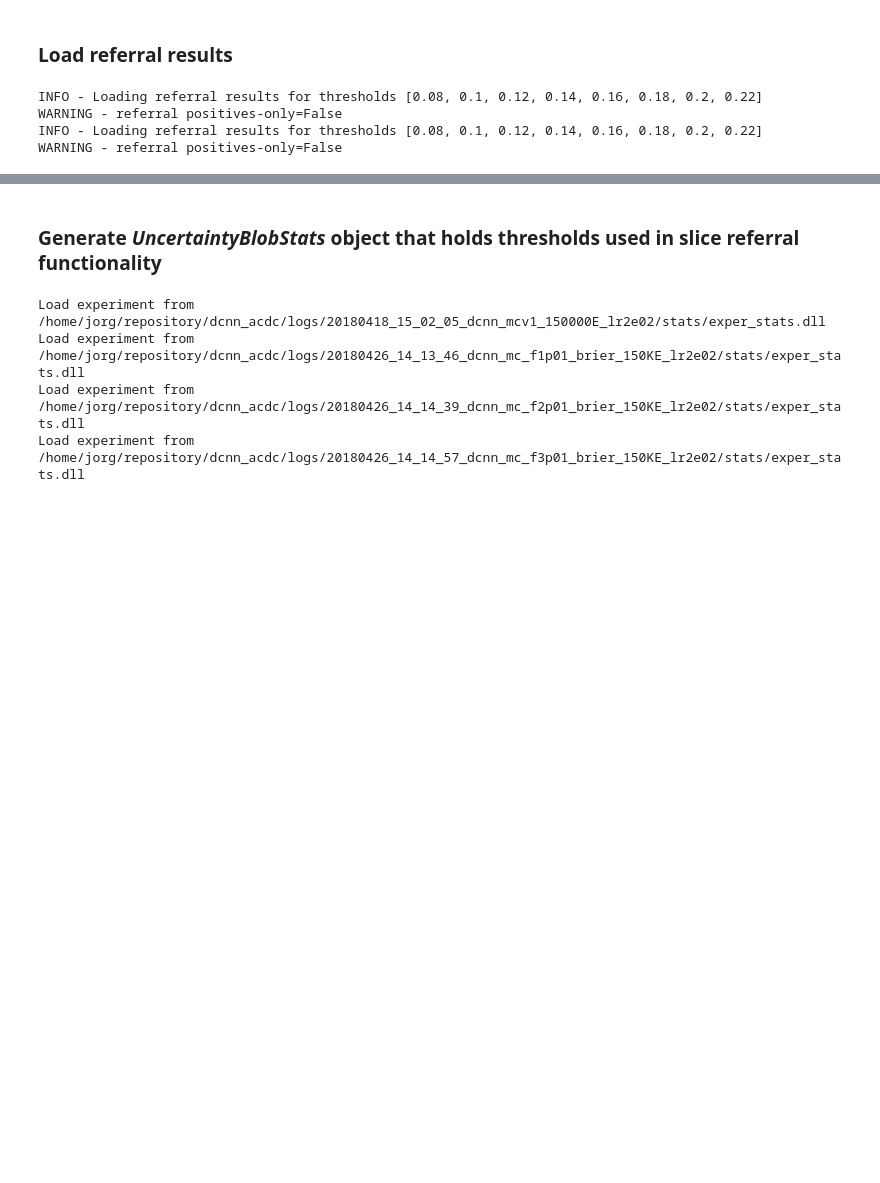
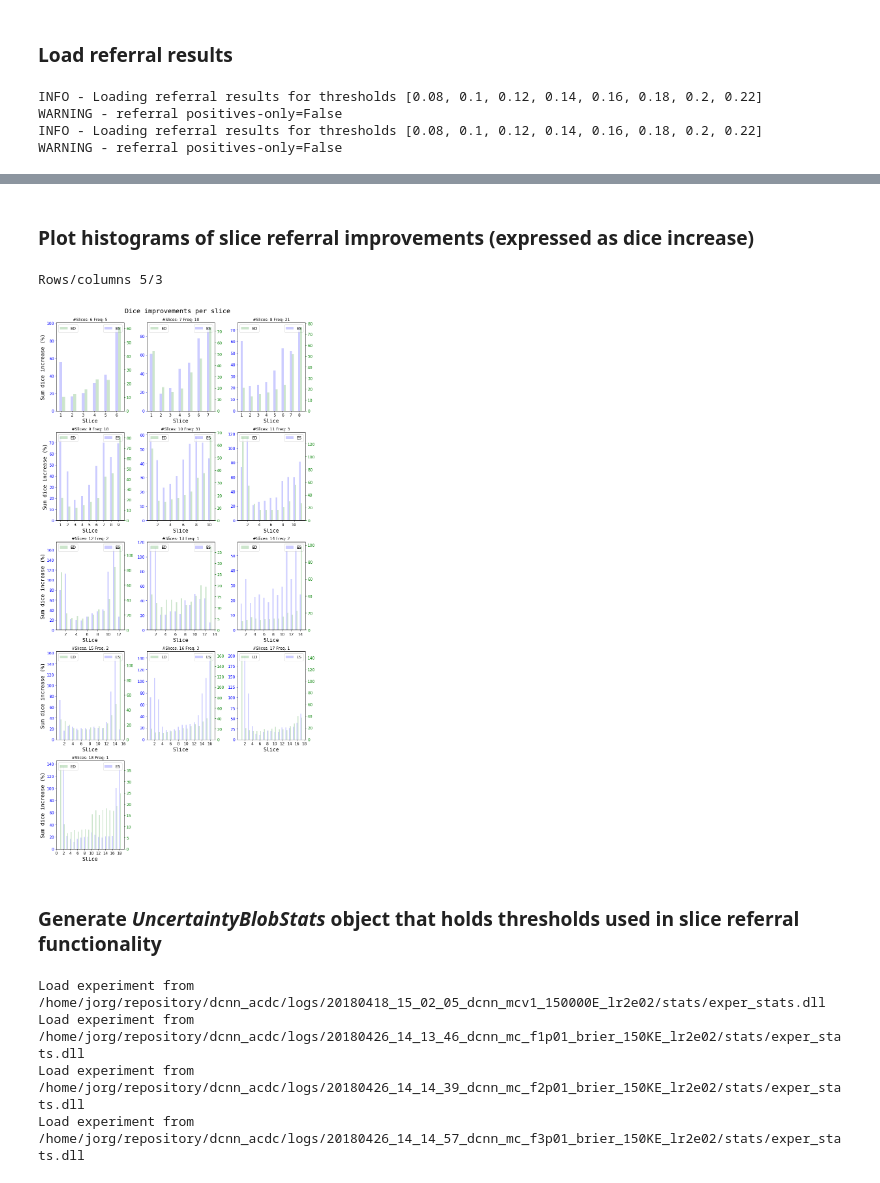
Before and after one commit to toologicbv/dcnn_acdc, a Jupyter notebook: notebooks/referral_test.ipynb, the cells around one changed output, grey strips where cells are left out. Saved outputs shown, nothing was run; the diff lists cells and outputs as text; code cells hidden in the pictures; blank space fills up the shorter version.

```diff
--- a/notebooks/referral_test.ipynb
+++ b/notebooks/referral_test.ipynb
@@ -190,3 +215,12 @@ plot_referral_results(ref_results, ref_slice_results=ref_slice_results,
+# %% [markdown]
+### Plot histograms of slice referral improvements (expressed as dice increase)
+# %%
+from plotting.referral_stats_plots import histogram_slice_acc
+
+histogram_slice_acc(ref_results, 0.12, do_save=False, do_show=True, plot_title="Dice improvements per slice")
+# %% [output]
+Rows/columns 5/3
+[figure, added]
 # %% [markdown]
 ### Generate *UncertaintyBlobStats* object that holds thresholds used in slice referral functionality
 # %%
```
Also changed, not shown: parts of 6 cells of this notebook, 6 other files.
